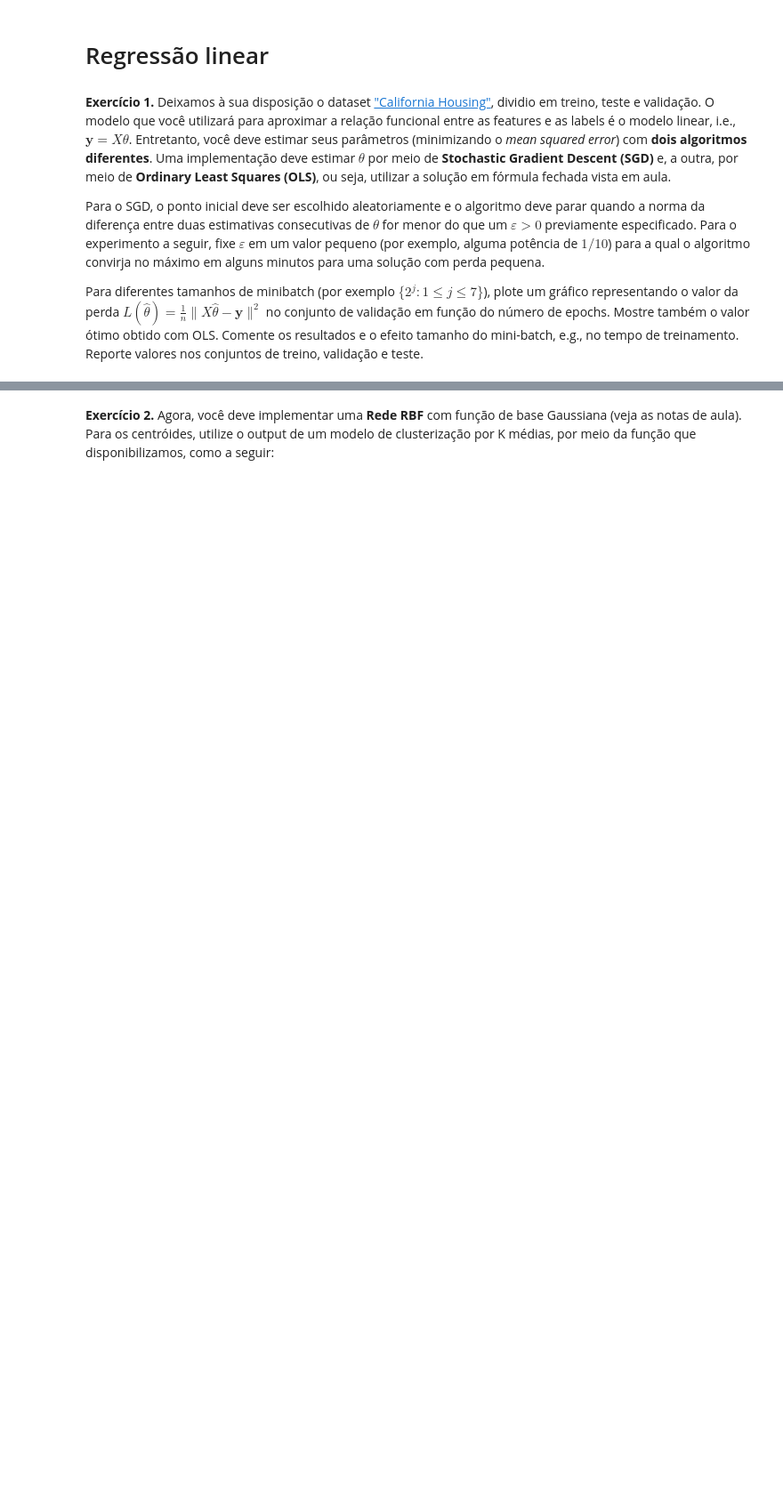
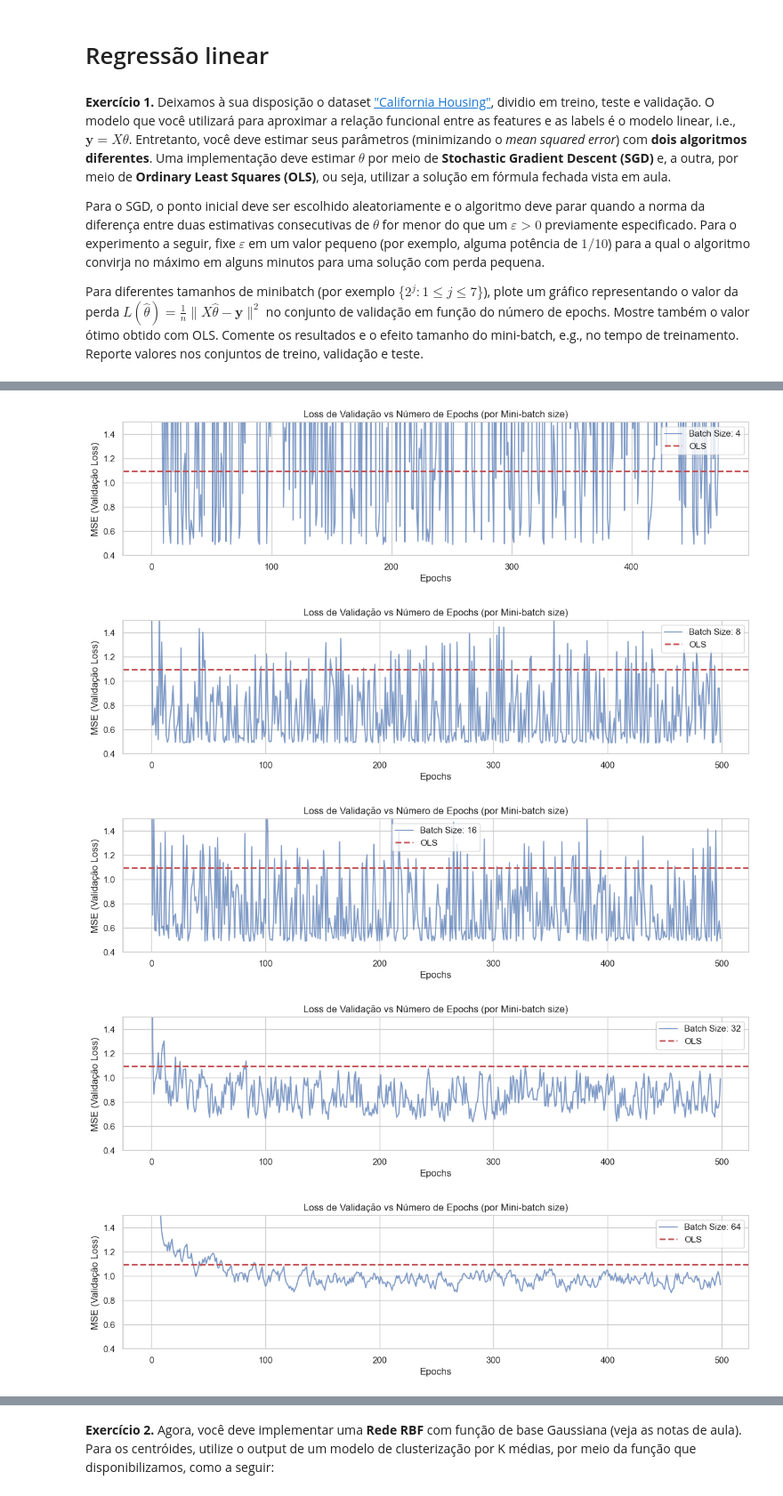
Before and after one commit to matheuspinto4/FGV, a Jupyter notebook: graduacao/5o_periodo/machine_learning/licoes_praticas/HW1.ipynb, the cells around one changed output, grey strips where cells are left out. Shown at 89% size. Cells and saved outputs as stored; diff of their text form; code cells hidden in the pictures; blank space fills up the shorter version.

Commit message:
Update Machine Learning. Lição prática e notas de aula

```diff
--- a/graduacao/5o_periodo/machine_learning/licoes_praticas/HW1.ipynb
+++ b/graduacao/5o_periodo/machine_learning/licoes_praticas/HW1.ipynb
@@ -259,0 +416,57 @@ NameError: name 'test_size' is not defined
+# %%
+# ==========================================
+# 4. EXPERIMENTO COM DIFERENTES BATCH SIZES
+# ==========================================
+batch_sizes = [2**j for j in range(2, 8)] # 2, 4, 8, 16, 32, 64, 128
+resultados_sgd = {}
+
+
+for bs in batch_sizes:
+    # CORREÇÃO: Reduzimos drasticamente o learning rate para evitar gradientes explosivos
+    # Batches menores precisam de passos ainda menores por causa do ruído alto
+    lr_ajustado = 0.0005 if bs < 16 else 0.001
+
+    theta_sgd, val_losses, epochs, tempo = mini_batch_sgd(
+        X_train, y_train, X_val, y_val, batch_size=bs, lr=lr_ajustado, eps=1e-5
+    )
+
+    resultados_sgd[bs] = {
+        'theta': theta_sgd,
+        'epochs': epochs,
+        'tempo': tempo,
+        'loss_train': mse(X_train, y_train, theta_sgd),
+        'loss_val': val_losses[-1],
+        'loss_test': mse(X_test, y_test, theta_sgd)
+    }
+
+    plt.figure(figsize=(14, 3))
+    # Adicionando alpha para deixar as linhas levemente transparentes e facilitar a leitura
+    plt.plot(val_losses, label=f'Batch Size: {bs}', alpha=0.7, linewidth=1.5)
+
+    # Adicionando a linha do OLS para comparação
+    plt.axhline(y=loss_ols_val, color='r', linestyle='--', label='OLS', linewidth=2)
+
+    plt.title('Loss de Validação vs Número de Epochs (por Mini-batch size)')
+    plt.xlabel('Epochs')
+    plt.ylabel('MSE (Validação Loss)')
+
+    plt.ylim(0.4, 1.5)
+
+    plt.legend()
+    plt.grid(True)
+    plt.show()
+# ==========================================
+# 5. RELATÓRIO FINAL
+# ==========================================
+print("--- Resultados Mini-batch SGD ---")
+print(f"{'Batch':<8} | {'Tempo (s)':<10} | {'Epochs':<8} | {'Train Loss':<12} | {'Val Loss':<10} | {'Test Loss'}")
+print("-" * 70)
+for bs in batch_sizes:
+    res = resultados_sgd[bs]
+    print(f"{bs:<8} | {res['tempo']:<10.4f} | {res['epochs']:<8} | {res['loss_train']:<12.4f} | {res['loss_val']:<10.4f} | {res['loss_test']:.4f}")
+# %% [output]
+[figure, added]
+[figure, added]
+[figure, added]
+[figure, added]
+[figure, added]
```
Also changed, not shown: parts of 24 cells of this notebook, 10 other files.
